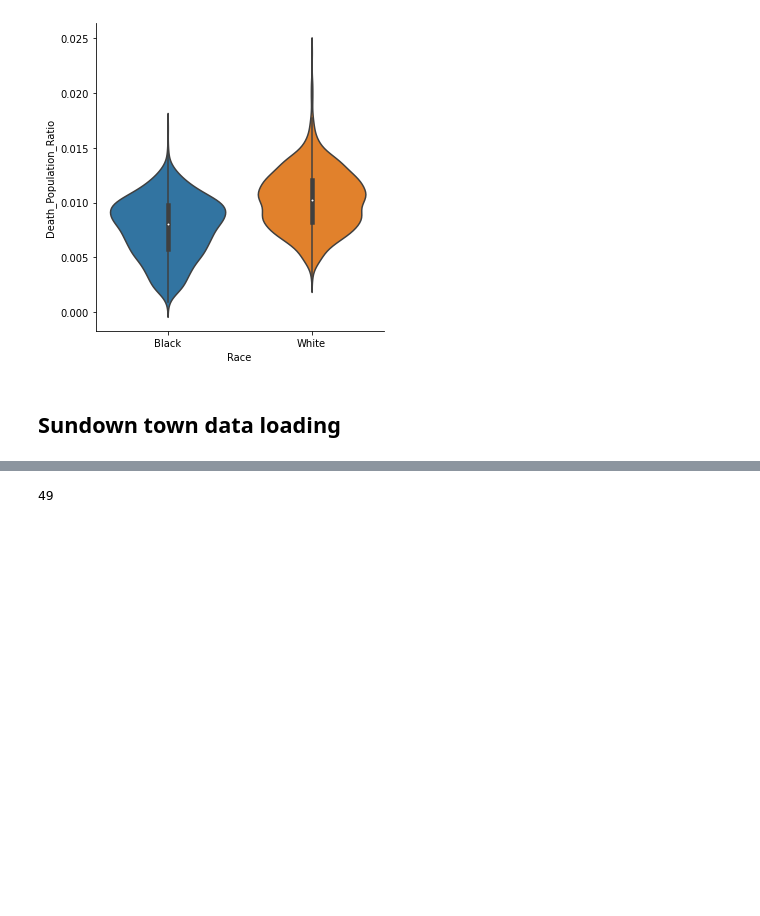
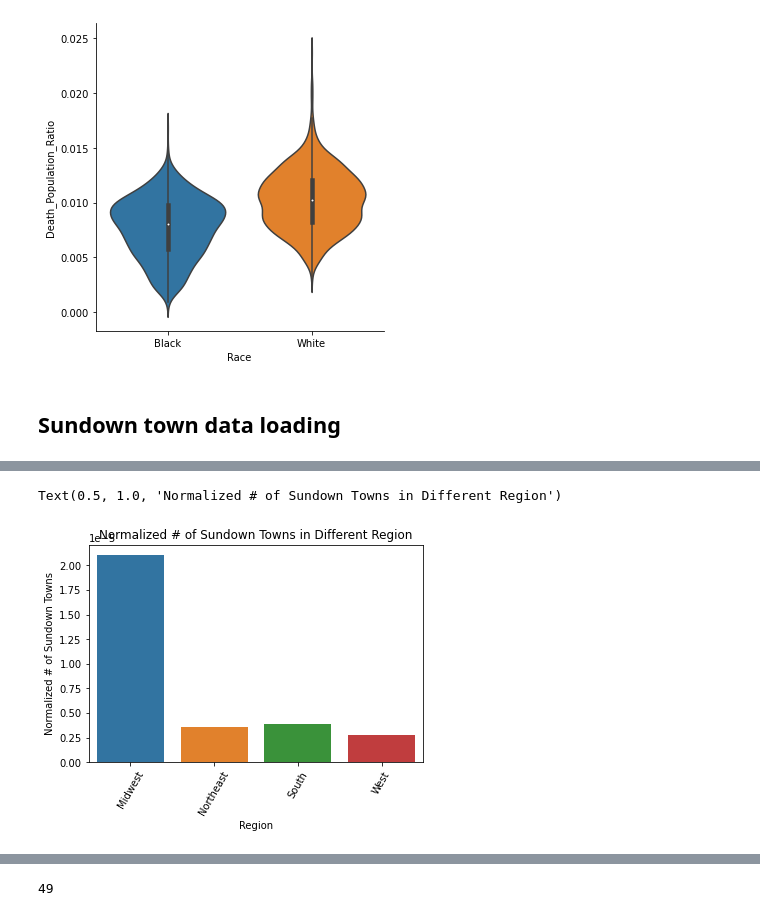
Before and after one commit to franklinyang/hds_fy_kh, a Jupyter notebook: notebooks/EDA.ipynb, the cells around one changed output, grey strips where cells are left out. Drawn from its saved outputs; the diff is of its cells as text; code cells hidden in the pictures; blank space fills up the shorter version.

```diff
--- a/notebooks/EDA.ipynb
+++ b/notebooks/EDA.ipynb
@@ -122,0 +201,13 @@ Text(0.5, 1.0, '# of Sundown Towns in Different State')
+# %%
+df_sundown_region_stats = df_sundown_state_stats.groupby(by = 'Region')[['# of Sundown Town', 'Population']].sum()
+# %%
+df_sundown_region_stats['Normalized # of Sundown Towns'] = df_sundown_region_stats['# of Sundown Town'].values/df_sundown_region_stats['Population'].values
+# %%
+df_sundown_region_stats = df_sundown_region_stats.reset_index()
+# %%
+chart = sns.barplot(data = df_sundown_region_stats, x = 'Region', y = 'Normalized # of Sundown Towns')
+x = chart.set_xticklabels(chart.get_xticklabels(), rotation=60)
+chart.set_title('Normalized # of Sundown Towns in Different Region')
+# %% [output]
+Text(0.5, 1.0, 'Normalized # of Sundown Towns in Different Region')
+[figure, added]
```
Also changed, not shown: parts of 52 cells of this notebook, 6 other files.
